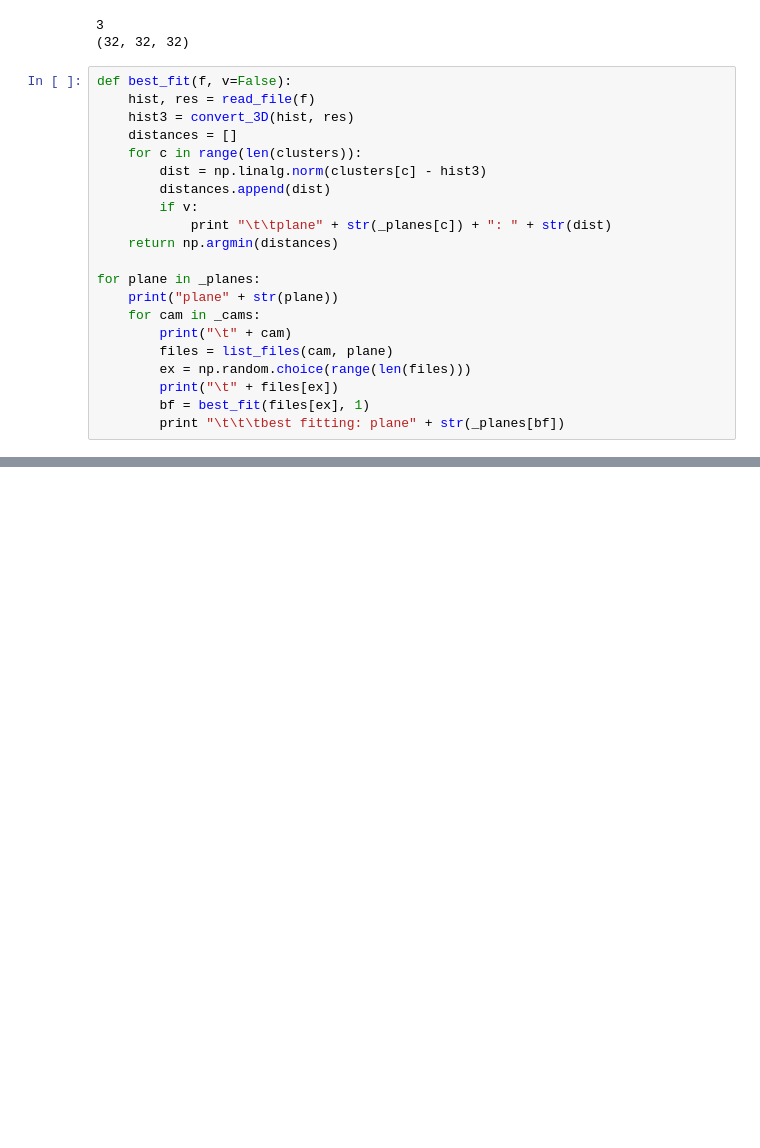
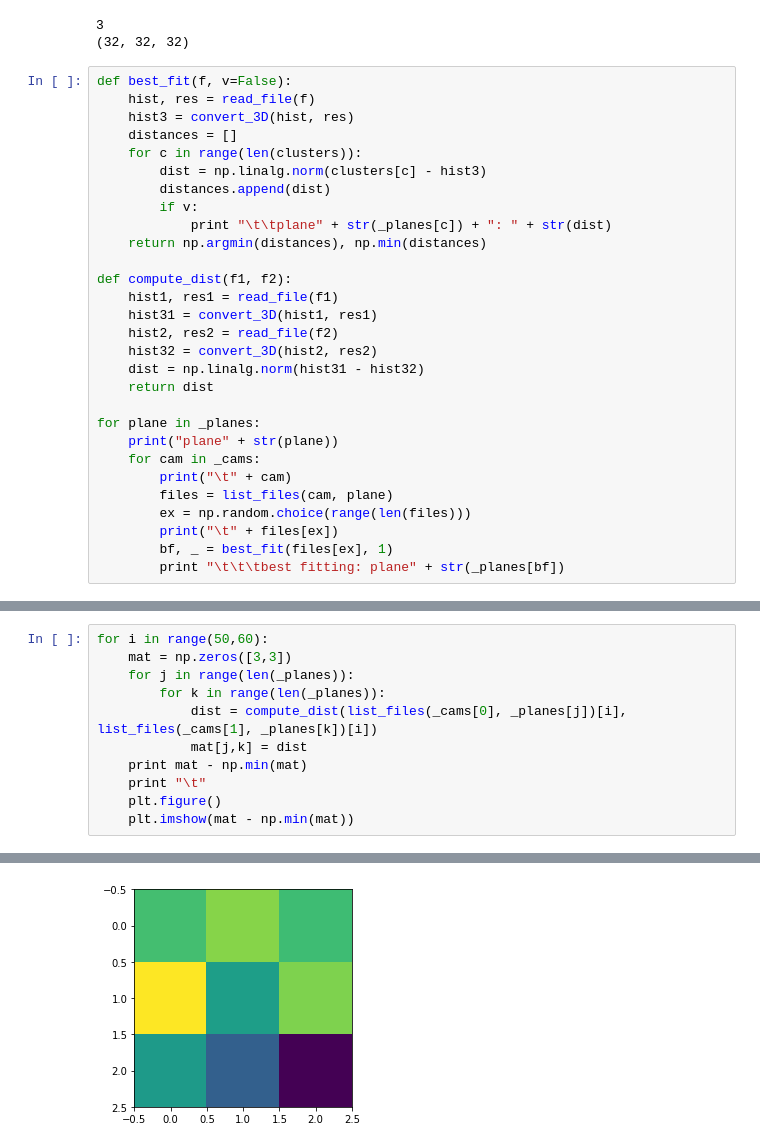
Before and after one commit to smaillot/multiple-kinects-auto-calibration, a Jupyter notebook: src/registration/src/plane_detection/hist/histograms_3d.ipynb, the cells around one changed output, grey strips where cells are left out. Drawn from its saved outputs; the diff is of its cells as text; blank space fills up the shorter version.

Commit message:
update histogram notebook

```diff
--- a/src/registration/src/plane_detection/hist/histograms_3d.ipynb
+++ b/src/registration/src/plane_detection/hist/histograms_3d.ipynb
@@ -264,7 +264,15 @@ def best_fit(f, v=False):
         distances.append(dist)
         if v:
             print "\t\tplane" + str(_planes[c]) + ": " + str(dist)
-    return np.argmin(distances)
+    return np.argmin(distances), np.min(distances)
+
+def compute_dist(f1, f2):
+    hist1, res1 = read_file(f1)
+    hist31 = convert_3D(hist1, res1)
+    hist2, res2 = read_file(f2)
+    hist32 = convert_3D(hist2, res2)
+    dist = np.linalg.norm(hist31 - hist32)
+    return dist
 
 for plane in _planes:
     print("plane" + str(plane))
@@ -273,7 +281,7 @@ for plane in _planes:
         files = list_files(cam, plane)
         ex = np.random.choice(range(len(files)))
         print("\t" + files[ex])
-        bf = best_fit(files[ex], 1)
+        bf, _ = best_fit(files[ex], 1)
         print "\t\t\tbest fitting: plane" + str(_planes[bf])
 # %% [output]
 plane1
@@ -320,3 +328,15 @@ print conf2
  [  6. 183.   4.]
  [  0.   0. 184.]
  [  0.   4. 189.]]
+# %%
+for i in range(50,60):
+    mat = np.zeros([3,3])
+    for j in range(len(_planes)):
+        for k in range(len(_planes)):
+            dist = compute_dist(list_files(_cams[0], _planes[j])[i], list_files(_cams[1], _planes[k])[i])
+            mat[j,k] = dist
+    print mat - np.min(mat)
+    print "\t"
+    plt.figure()
+    plt.imshow(mat - np.min(mat))
+# %% [output]
@@ -322,0 +360 @@ print conf2
+[figure, added]
```
Also changed, not shown: parts of 6 cells of this notebook.
